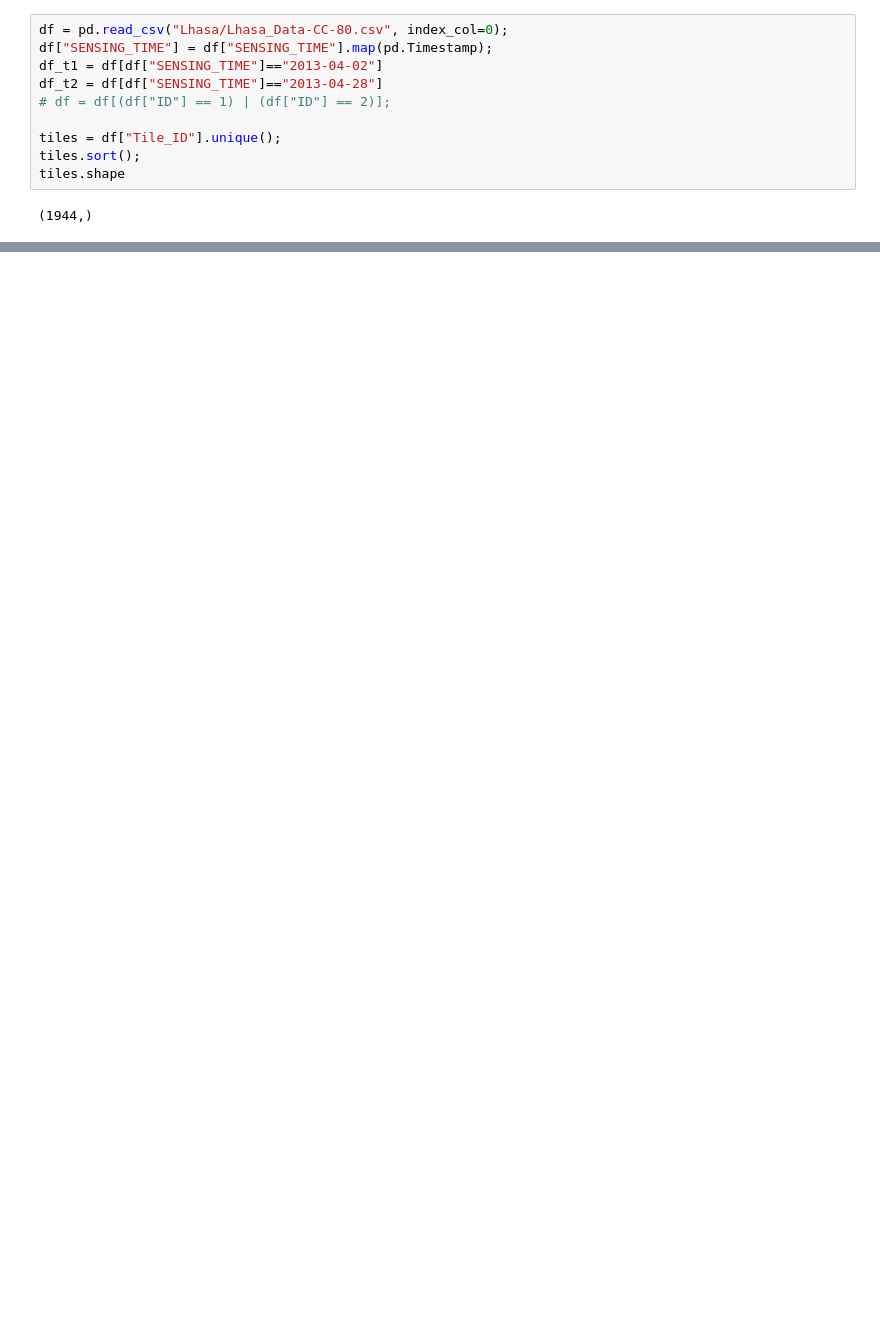
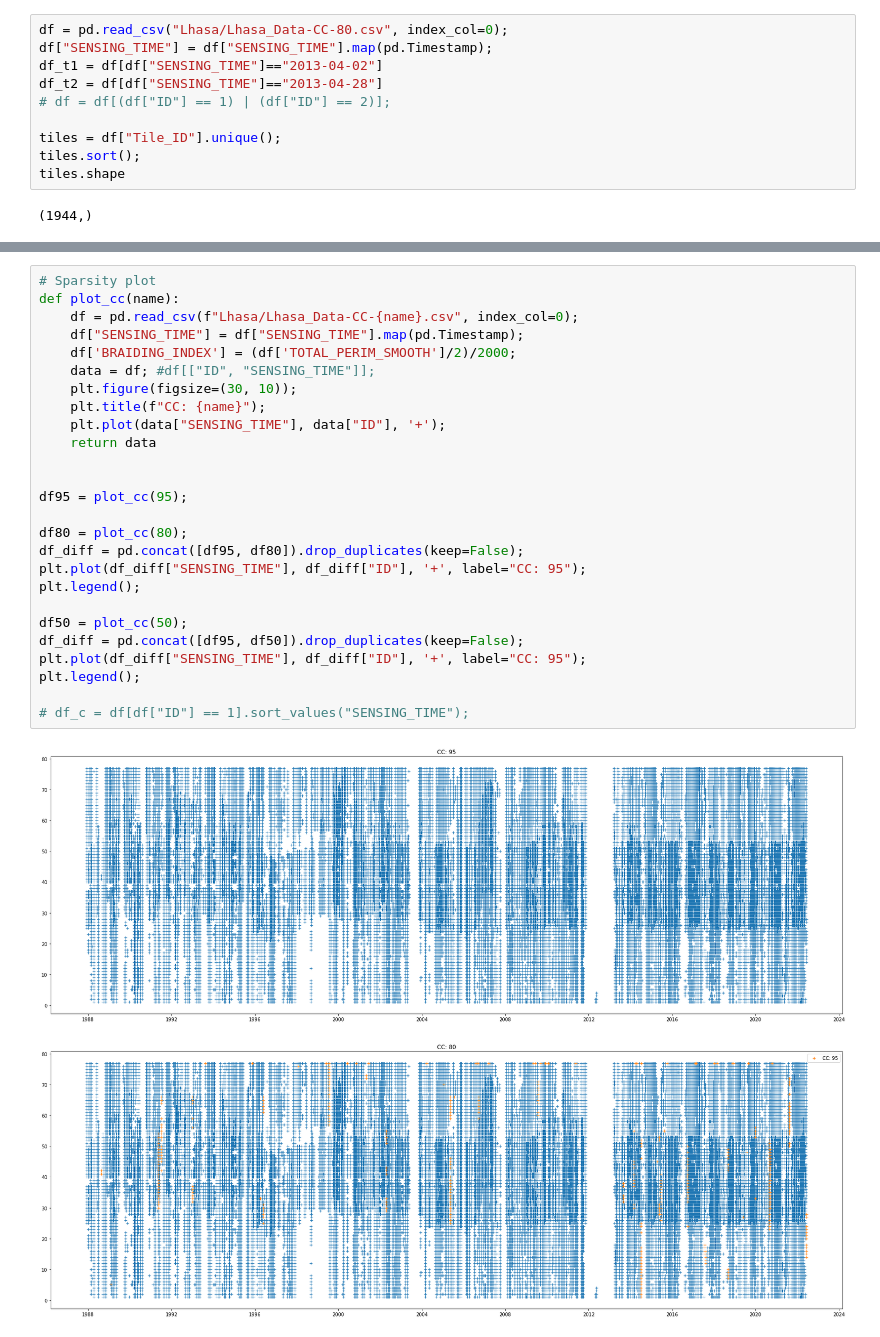
Before and after one commit to Skydive/ENS_M1_Stage_2022, a Jupyter notebook: EarthEngine/Process_Lhasa.ipynb, the cells around one changed output, grey strips where cells are left out. Saved outputs shown, nothing was run; the diff lists cells and outputs as text; blank space fills up the shorter version.

```diff
--- a/EarthEngine/Process_Lhasa.ipynb
+++ b/EarthEngine/Process_Lhasa.ipynb
@@ -35,0 +31,29 @@ Ideal Spacing:
+# %%
+# Sparsity plot
+def plot_cc(name):
+    df = pd.read_csv(f"Lhasa/Lhasa_Data-CC-{name}.csv", index_col=0);
+    df["SENSING_TIME"] = df["SENSING_TIME"].map(pd.Timestamp);
+    df['BRAIDING_INDEX'] = (df['TOTAL_PERIM_SMOOTH']/2)/2000;
+    data = df; #df[["ID", "SENSING_TIME"]];
+    plt.figure(figsize=(30, 10));
+    plt.title(f"CC: {name}");
+    plt.plot(data["SENSING_TIME"], data["ID"], '+');
+    return data
+
+
+df95 = plot_cc(95);
+
+df80 = plot_cc(80);
+df_diff = pd.concat([df95, df80]).drop_duplicates(keep=False);
+plt.plot(df_diff["SENSING_TIME"], df_diff["ID"], '+', label="CC: 95");
+plt.legend();
+
+df50 = plot_cc(50);
+df_diff = pd.concat([df95, df50]).drop_duplicates(keep=False);
+plt.plot(df_diff["SENSING_TIME"], df_diff["ID"], '+', label="CC: 95");
+plt.legend();
+
+# df_c = df[df["ID"] == 1].sort_values("SENSING_TIME");
+# %% [output]
+[figure, added]
+[figure, added]
```
Also changed, not shown: parts of 6 cells of this notebook, 8 other files.
